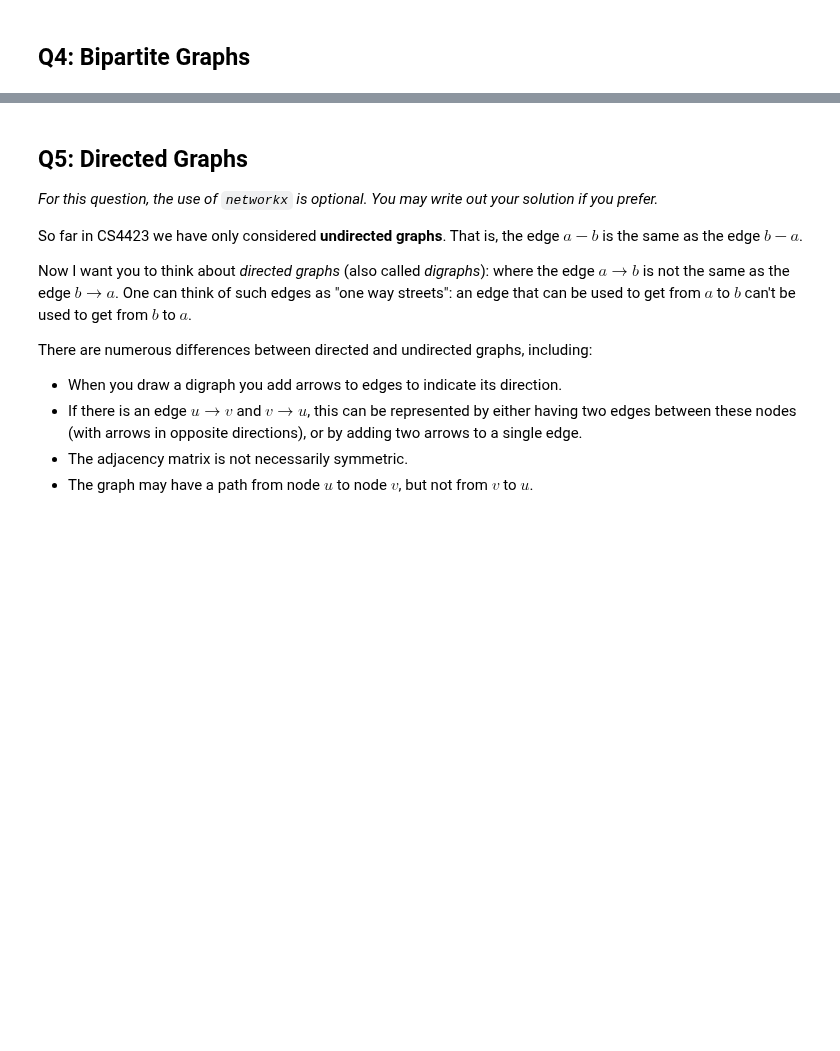
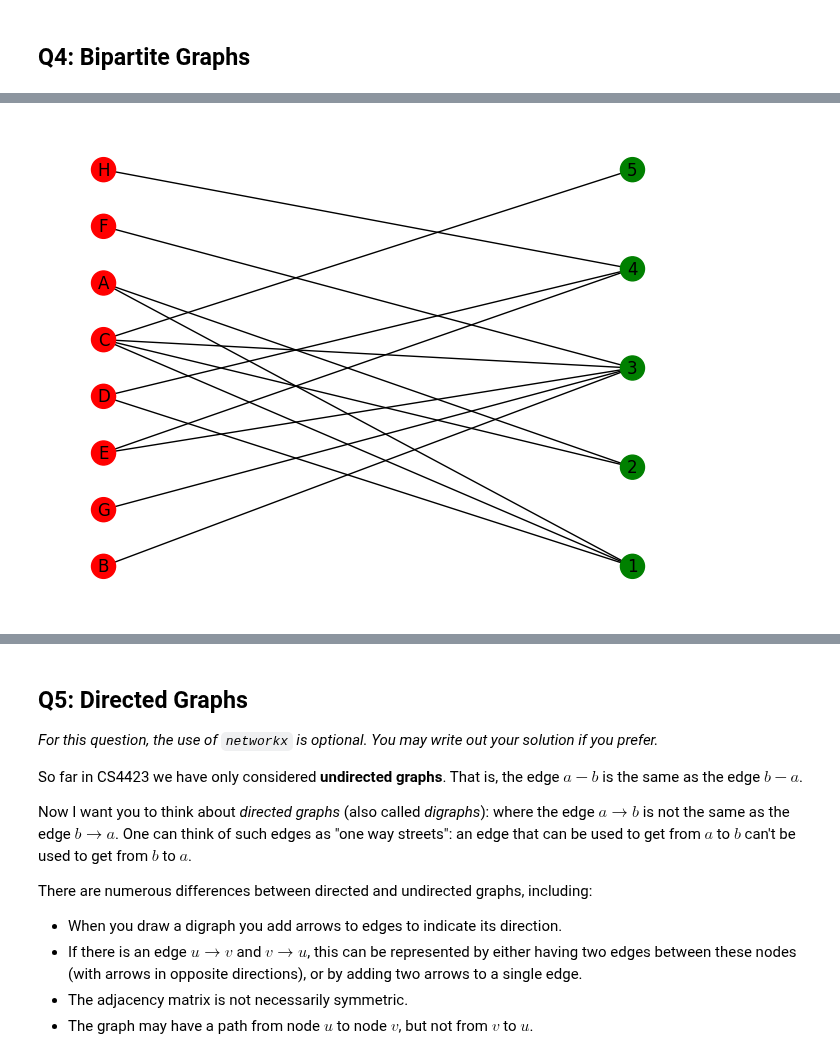
Before and after one commit to FionnMcA/CS4423, a Jupyter notebook: CS4423-Assignment-1.ipynb, the cells around one changed output, grey strips where cells are left out. Cells and saved outputs as stored; diff of their text form; code cells hidden in the pictures; blank space fills up the shorter version.

```diff
--- a/CS4423-Assignment-1.ipynb
+++ b/CS4423-Assignment-1.ipynb
@@ -155,6 +157,19 @@ and five foci ("focal points" of interaction) labelled $1$ to $5$:
 2. Draw the projection on (just) the people, in which two people are joined by an edge if they have a common
    focus. (You can do this by hand, or in `networkx`.)
 # %%
-# 1. Making and drawing the grap
-### Give your answer in this cell. Add more cells if needed.
+G4 = nx.Graph()
+people = {'A', 'B', 'C', 'D', 'E', 'F', 'G', 'H'}
+foci = {1,2,3,4,5}
+
+G4.add_nodes_from(people)
+G4.add_nodes_from(foci)
+
+G4_colours = ['red' if node in people else 'green' for node in G4.nodes()]
+
+G4.add_edges_from([('A', 1), ('A', 2), ('B', 3), ('C', 1), ('C', 5), ('C', 3), ('C', 2), ('D', 1), ('D', 4), ('E', 3), ('E', 4), ('F', 3), ('G', 3), ('H', 4)])
+
+positions = nx.bipartite_layout(G4, people)
+nx.draw(G4, node_color=G4_colours, with_labels=True, pos=positions)
+# %% [output]
+[figure, added]
 # %%
```
Also changed, not shown: parts of 3 cells of this notebook.
